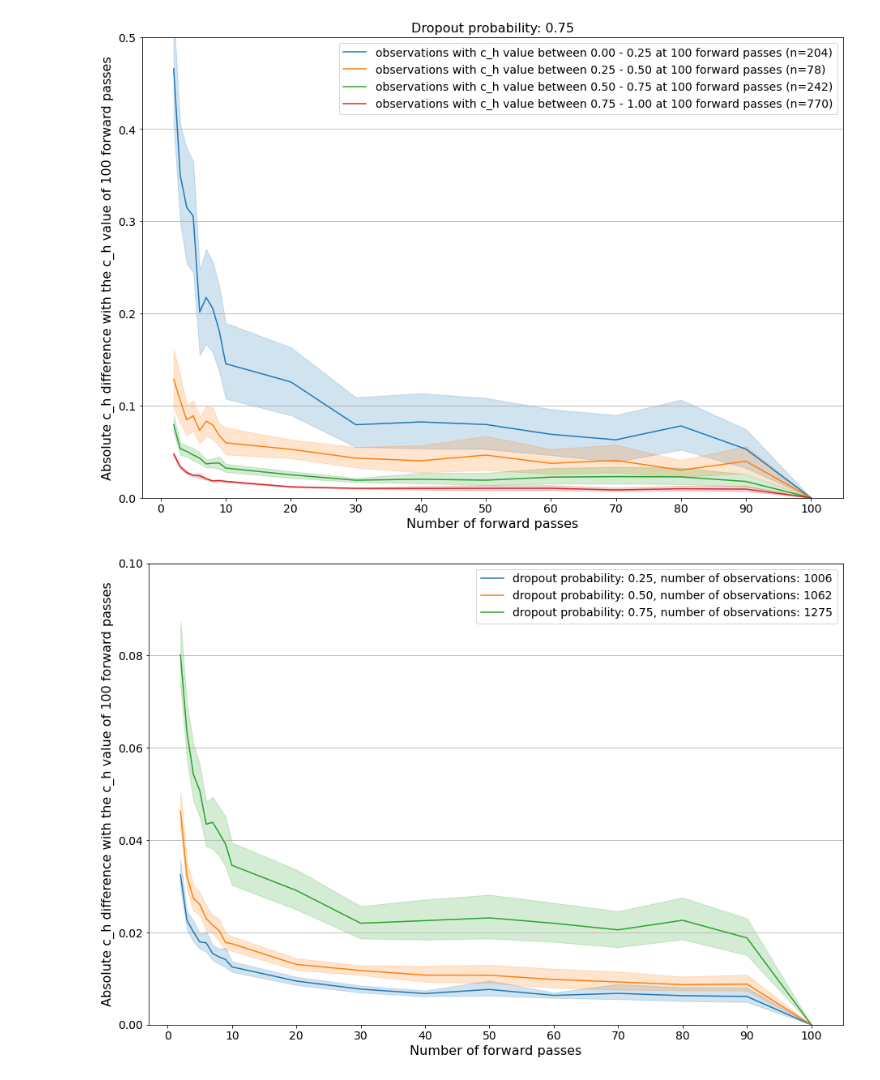
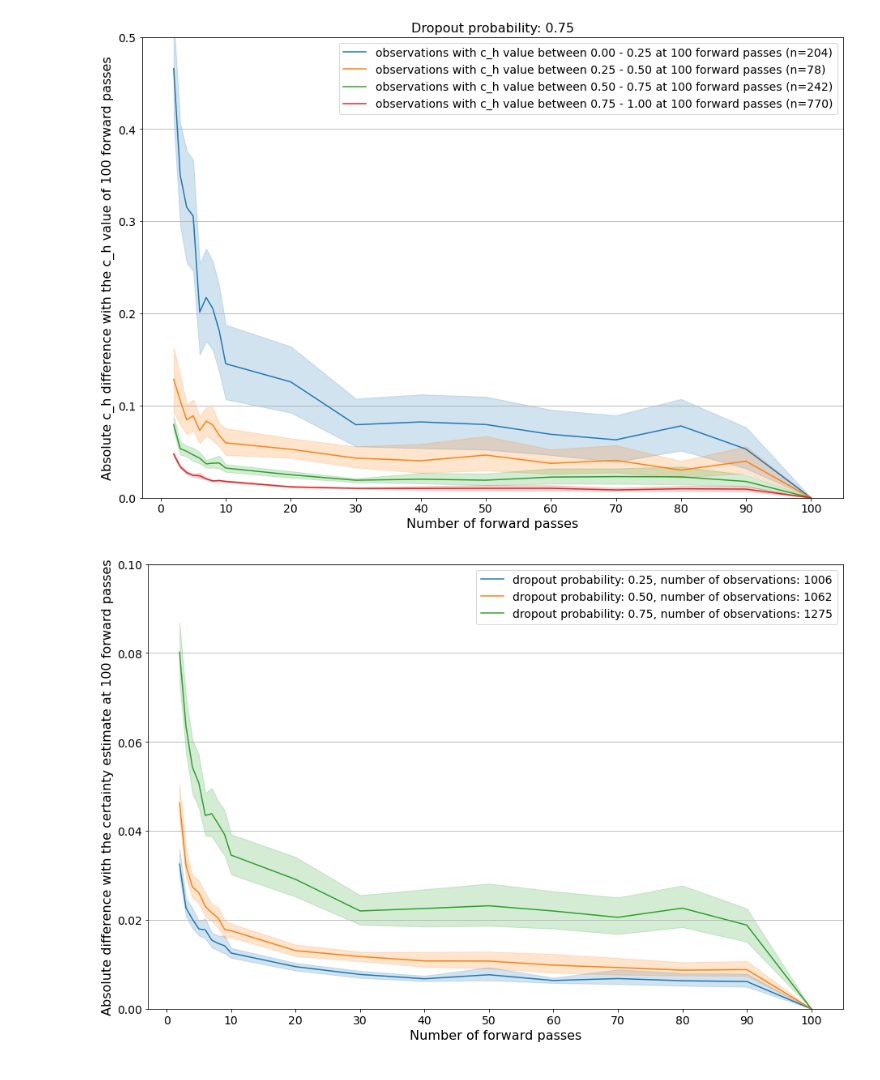
Before and after one commit to pieterblok/maskal, a Jupyter notebook: active_learning/utils/uncertainty_forward_passes_visualization.ipynb, the cells around one changed output. Cells and saved outputs as stored; diff of their text form; code cells hidden in the pictures.

```diff
--- a/active_learning/utils/uncertainty_forward_passes_visualization.ipynb
+++ b/active_learning/utils/uncertainty_forward_passes_visualization.ipynb
@@ -114,32 +114,32 @@ for p in range(len(probs)):
                     data.append(abs_diff[apd])
                 df_length = len(df)
                 df.loc[df_length] = data
 
     sel = df[df['val_100'].between(0.0, 1.0)].loc[:, 'fp_2':'fp_100']
     selnp = sel.to_numpy()
     selnp.transpose(1,0)
     for i in range(selnp.shape[0]):
         for j in range(len(selnp[i,:])):
             data = [prob, fps[j], selnp[i,j]]
             dff_length = len(dff)
             dff.loc[dff_length] = data
 
     legends.append("dropout probability: {:.2f}, number of observations: {:d}".format(prob, len(df)))
 
 if not dff.empty:
     f, ax = plt.subplots(figsize=(13, 9))
     ax = sns.lineplot(x='fp', y='abs_diff', hue='prob', ci=95, data=dff, palette = "tab10", legend="full")
     ax.tick_params(labelrotation=0, labelsize=digit_size)
     ax.legend(legends, fontsize=digit_size, loc='upper right')
     ax.yaxis.grid(True)
     plt.ylim([0, 0.1])
     plt.xticks(np.arange(0, 110, step=10))
 
     plt.xlabel("Number of forward passes", fontsize=font_size)
-    plt.ylabel("Absolute c_h difference with the c_h value of 100 forward passes", fontsize=font_size)
+    plt.ylabel("Absolute difference with the certainty estimate at 100 forward passes", fontsize=font_size)
 
     plt.tight_layout()
     plt.savefig(os.path.join(resultsdir, 'combined.jpg'))
     plt.show()
 # %% [output]
-[figure, old version]
+[figure, new version]
```
Also changed, not shown: 3 other files.
